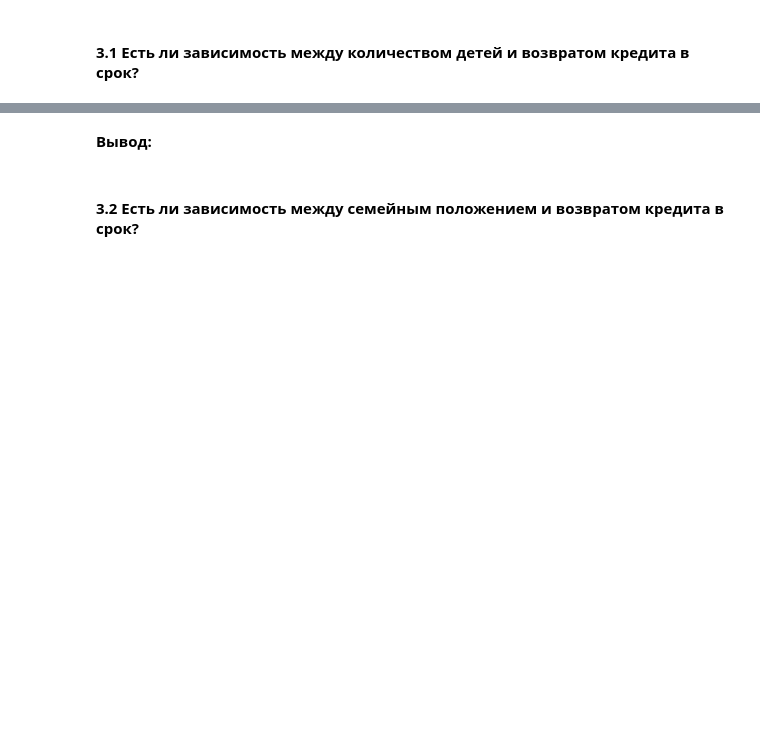
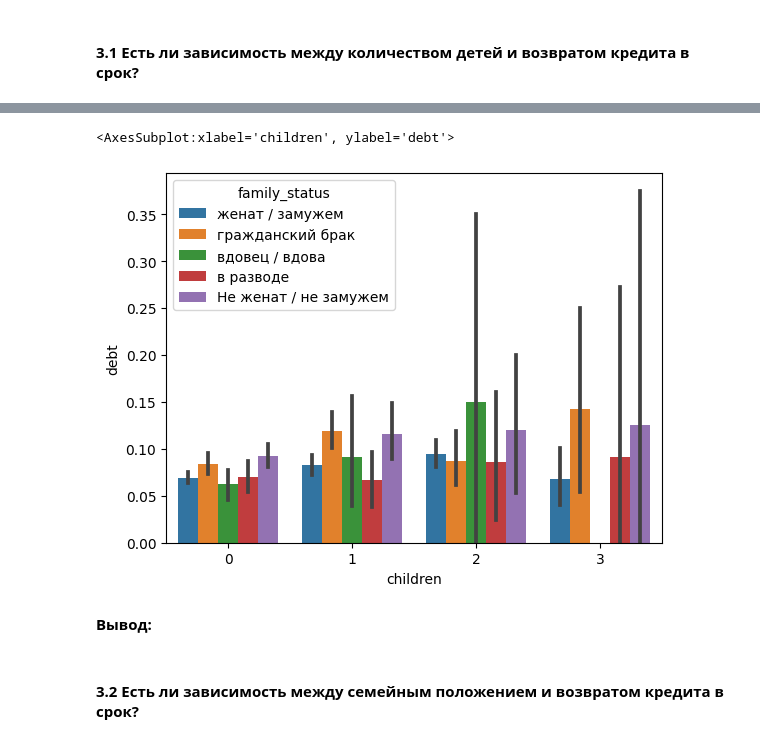
Before and after one commit to ndelenyan/practicum, a Jupyter notebook: sprint4/sprint4.ipynb, the cells around one changed output, grey strips where cells are left out. Cells and saved outputs as stored; diff of their text form; code cells hidden in the pictures; blank space fills up the shorter version.

```diff
--- a/sprint4/sprint4.ipynb
+++ b/sprint4/sprint4.ipynb
@@ -303,3 +280,9 @@ TypeError: bad operand type for unary -: 'list'
+# %%
+adata = data[data['children'] <= 3]
+sb.barplot(data=adata, x='children', y='debt', hue='family_status')
+# %% [output]
+<AxesSubplot:xlabel='children', ylabel='debt'>
+[figure, added]
 # %% [markdown]
 **Вывод:**
 # %% [markdown]
```
Also changed, not shown: parts of 11 cells of this notebook.
